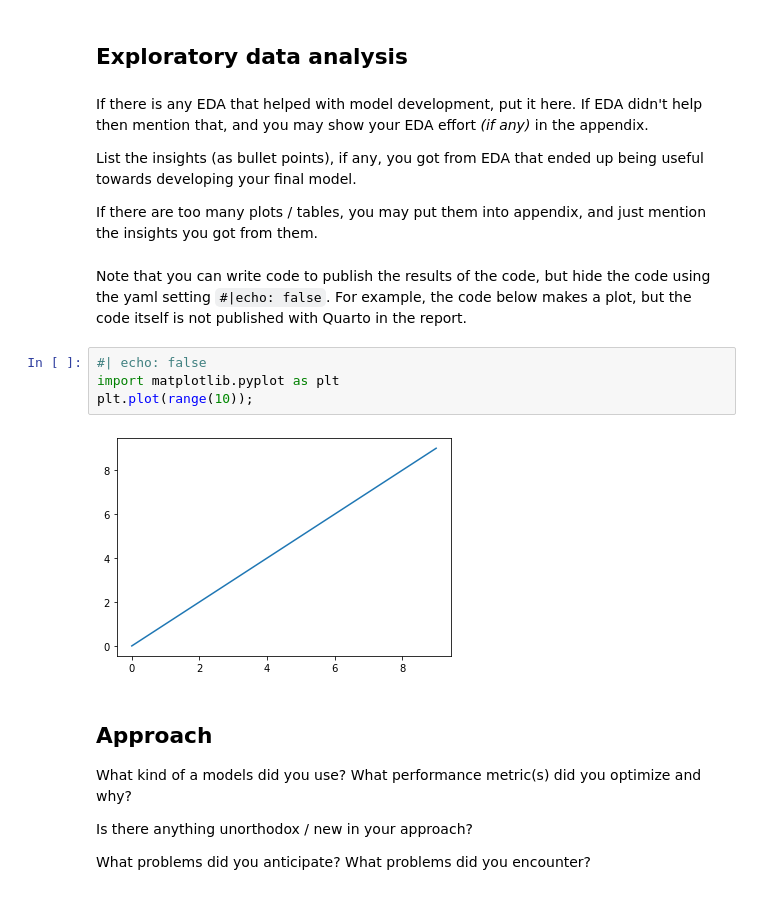
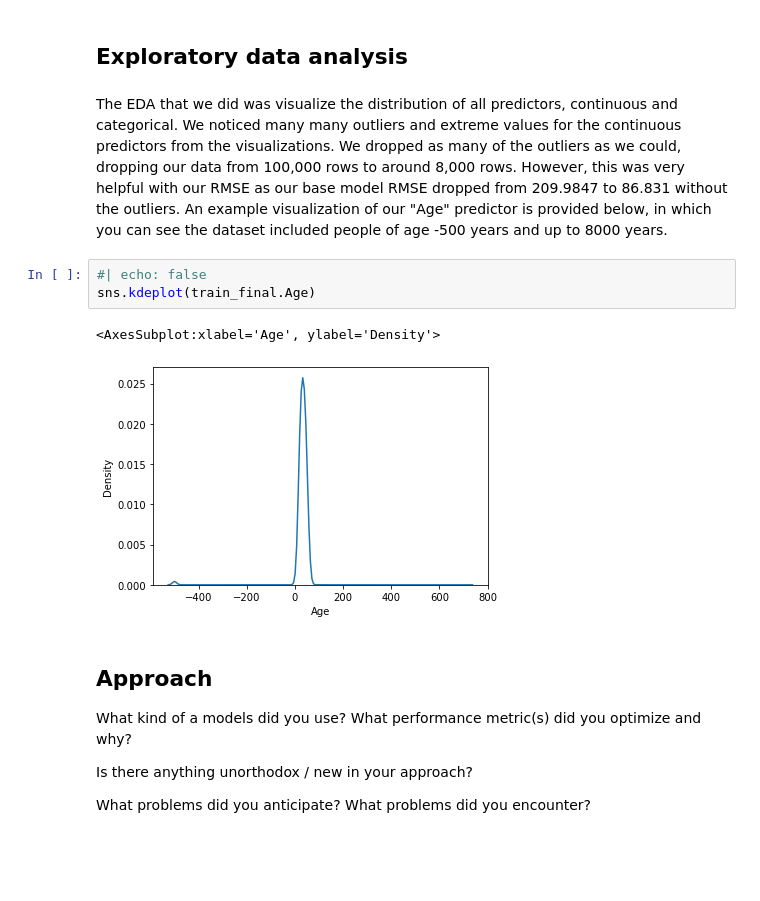
Before and after one commit to awitarsa/stat303-3, a Jupyter notebook: Project Report Template.ipynb, the cells around one changed output. Drawn from its saved outputs; the diff is of its cells as text; blank space fills up the shorter version.

```diff
--- a/Project Report Template.ipynb
+++ b/Project Report Template.ipynb
@@ -152,20 +176,14 @@ Categorical Predictor Distribution Table:
 | 9 | Payment_of_Min_Amount_Yes | 0 | 3515 |
 # %% [markdown]
 ## Exploratory data analysis
-# %% [markdown]
-If there is any EDA that helped with model development, put it here. If EDA didn't help then mention that, and you may show your EDA effort *(if any)* in the appendix.
-
-List the insights (as bullet points), if any, you got from EDA  that ended up being useful towards developing your final model.
-
-If there are too many plots / tables, you may put them into appendix, and just mention the insights you got from them.
 # %% [markdown]
-Note that you can write code to publish the results of the code, but hide the code using the yaml setting `#|echo: false`. For example, the code below makes a plot, but the code itself is not published with Quarto in the report.
+The EDA that we did was visualize the distribution of all predictors, continuous and categorical. We noticed many many outliers and extreme values for the continuous predictors from the visualizations. We dropped as many of the outliers as we could, dropping our data from 100,000 rows to around 8,000 rows. However, this was very helpful with our RMSE as our base model RMSE dropped from 209.9847 to 86.831 without the outliers. An example visualization of our "Age" predictor is provided below, in which you can see the dataset included people of age -500 years and up to 8000 years.
 # %%
 #| echo: false
-import matplotlib.pyplot as plt
-plt.plot(range(10));
+sns.kdeplot(train_final.Age)
 # %% [output]
+<AxesSubplot:xlabel='Age', ylabel='Density'>
-[figure, old version]
+[figure, new version]
 # %% [markdown]
 ## Approach
 
```
Also changed, not shown: parts of 9 cells of this notebook, 1 other file.
